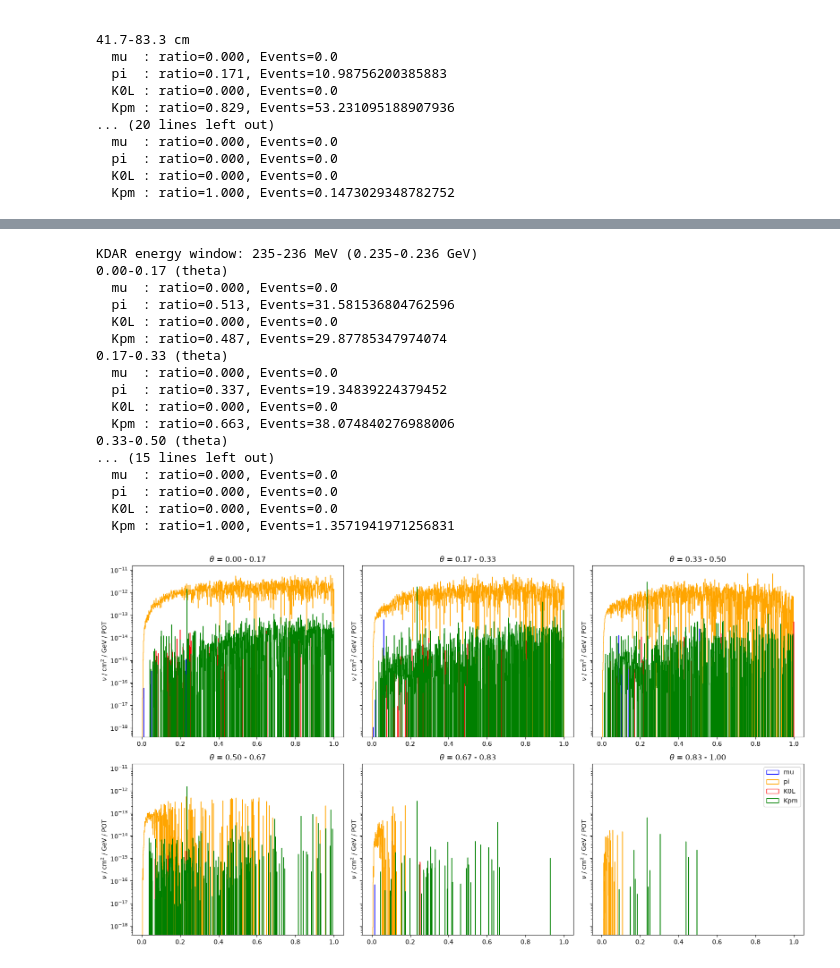
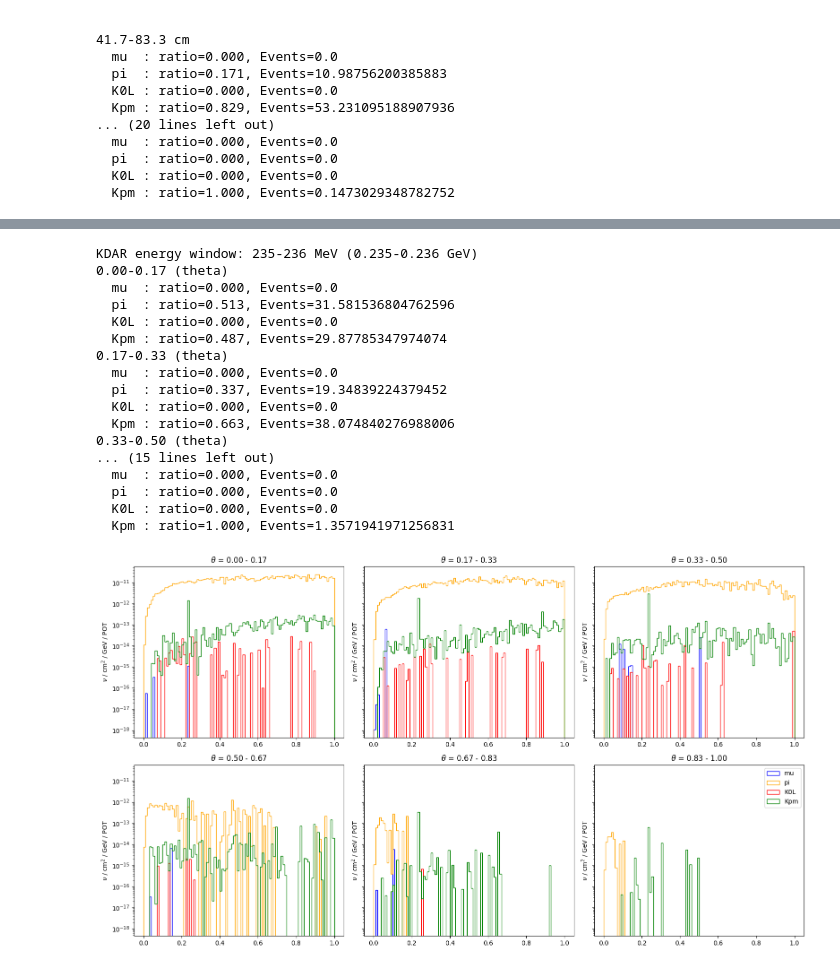
Before and after one commit to tomdsimpson/KDAR-Summer-Project, a Jupyter notebook: angular_distribution.ipynb, the cells around one changed output, grey strips where cells are left out. Cells and saved outputs as stored; diff of their text form; code cells hidden in the pictures.

```diff
--- a/angular_distribution.ipynb
+++ b/angular_distribution.ipynb
@@ -130,7 +130,7 @@ plt.show()
 # %%
 rows, columns = 2, 3
 fig, axs = plt.subplots(rows,columns, figsize=(16, 9), sharey=True)
-bins = np.linspace(0, 1, 1001)  # GeV
+bins = np.linspace(0, 1, 101)  # GeV
 nbins = rows * columns
 edges = np.linspace(0,1,nbins+1)
 
@@ -200,31 +200,31 @@ x = x/2
 ax.bar(x-0.1, event_counts["pi"], width=0.2, color=data.parent_groups["pi"][1])
 ax.bar(x+0.1, event_counts["Kpm"], width=0.2, color=data.parent_groups["Kpm"][1])
 ax.set_xticks(x, labels)
 ax.legend(["pi", "Kpm"])
 ax.set_ylabel("Event Count")
 ax.set_xlabel(r"Angle Bin ($\theta$)")
 ax.set_title("Event (235MeV-236MeV)")
 
 plt.show()
 
 
 # Add Wider energy range plot
 # %% [output]
 KDAR energy window: 235-236 MeV (0.235-0.236 GeV)
 0.00-0.17 (theta)
   mu  : ratio=0.000, Events=0.0
   pi  : ratio=0.513, Events=31.581536804762596
   K0L : ratio=0.000, Events=0.0
   Kpm : ratio=0.487, Events=29.87785347974074
 0.17-0.33 (theta)
   mu  : ratio=0.000, Events=0.0
   pi  : ratio=0.337, Events=19.34839224379452
   K0L : ratio=0.000, Events=0.0
   Kpm : ratio=0.663, Events=38.074840276988006
 0.33-0.50 (theta)
 ... (15 lines left out)
   mu  : ratio=0.000, Events=0.0
   pi  : ratio=0.000, Events=0.0
   K0L : ratio=0.000, Events=0.0
   Kpm : ratio=1.000, Events=1.3571941971256831
-[figure, old version]
+[figure, new version]
```
Also changed, not shown: parts of 4 cells of this notebook, 2 other files.
